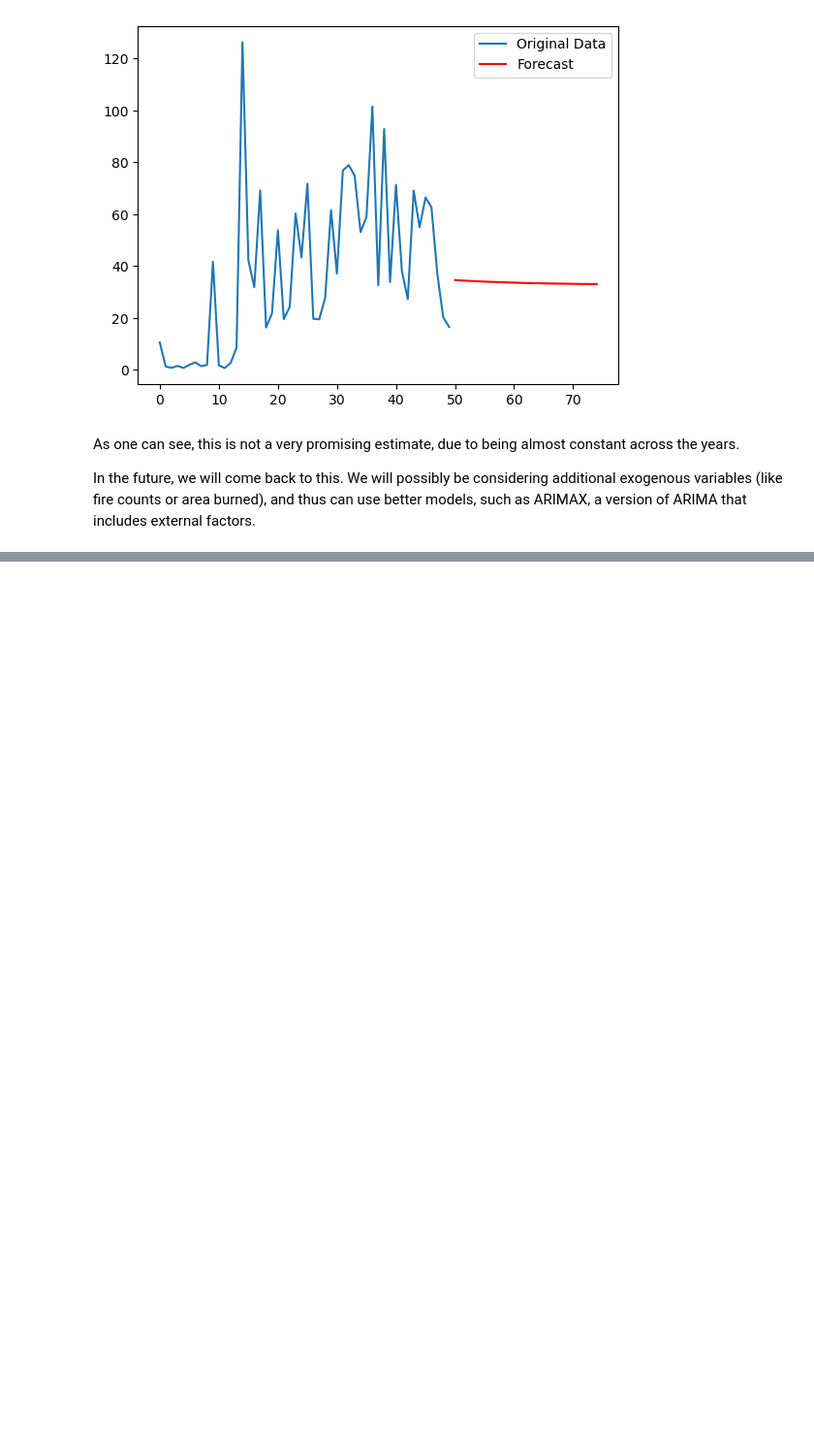
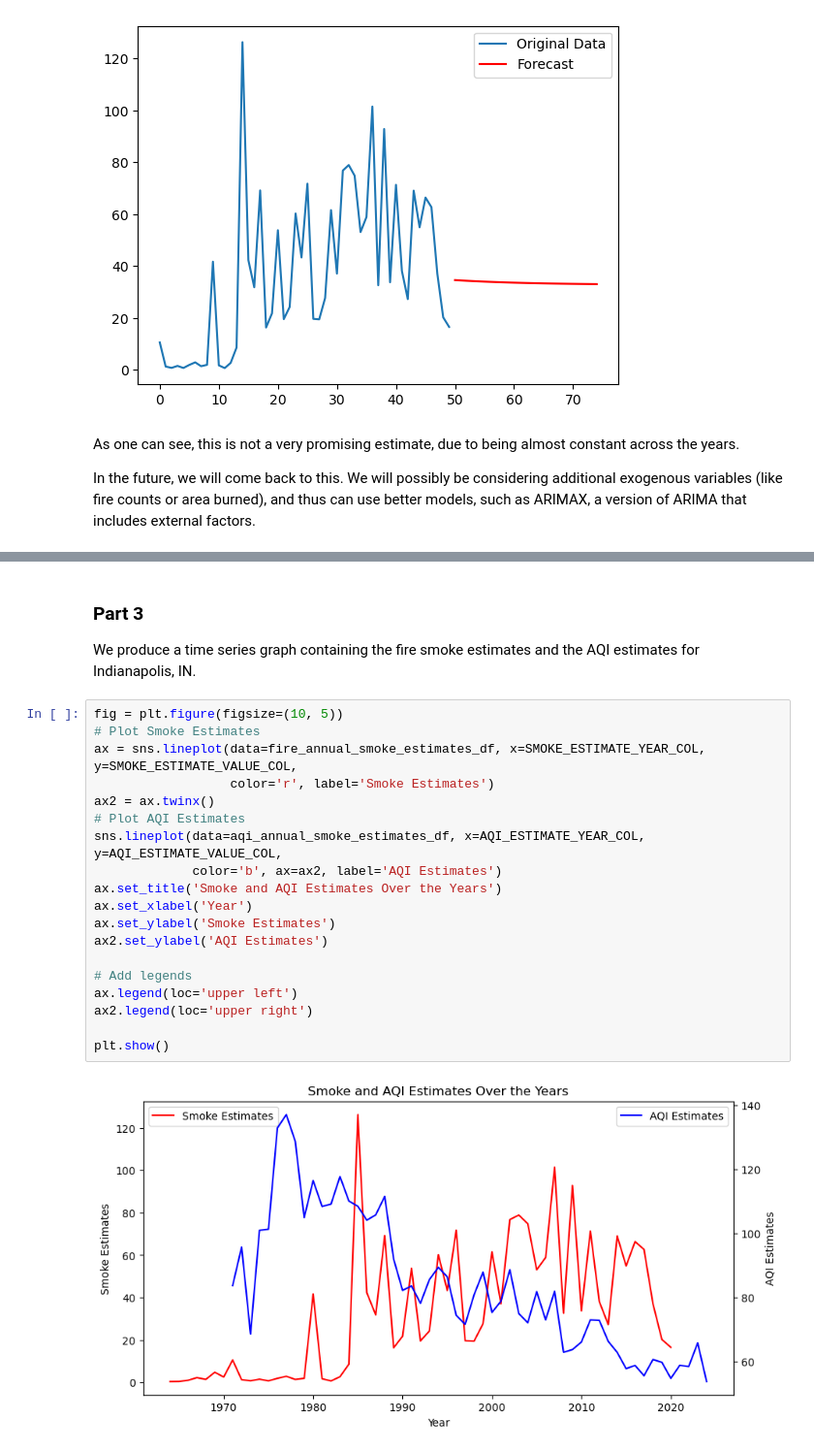
Before and after one commit to himanshunaidu/data512_project, a Jupyter notebook: wildfire_data_analysis.ipynb, the cells around one changed output, grey strips where cells are left out. Shown at 97% size. Saved outputs shown, nothing was run; the diff lists cells and outputs as text; blank space fills up the shorter version.

```diff
--- a/wildfire_data_analysis.ipynb
+++ b/wildfire_data_analysis.ipynb
@@ -213,0 +264,25 @@ In the future, we will come back to this. We will possibly be considering additi
+# %% [markdown]
+### Part 3
+
+We produce a time series graph containing the fire smoke estimates and the AQI estimates for Indianapolis, IN.
+# %%
+fig = plt.figure(figsize=(10, 5))
+# Plot Smoke Estimates
+ax = sns.lineplot(data=fire_annual_smoke_estimates_df, x=SMOKE_ESTIMATE_YEAR_COL, y=SMOKE_ESTIMATE_VALUE_COL,
+                  color='r', label='Smoke Estimates')
+ax2 = ax.twinx()
+# Plot AQI Estimates
+sns.lineplot(data=aqi_annual_smoke_estimates_df, x=AQI_ESTIMATE_YEAR_COL, y=AQI_ESTIMATE_VALUE_COL,
+             color='b', ax=ax2, label='AQI Estimates')
+ax.set_title('Smoke and AQI Estimates Over the Years')
+ax.set_xlabel('Year')
+ax.set_ylabel('Smoke Estimates')
+ax2.set_ylabel('AQI Estimates')
+
+# Add legends
+ax.legend(loc='upper left')
+ax2.legend(loc='upper right')
+
+plt.show()
+# %% [output]
+[figure, added]
```
Also changed, not shown: parts of 10 cells of this notebook, 2 other files.
